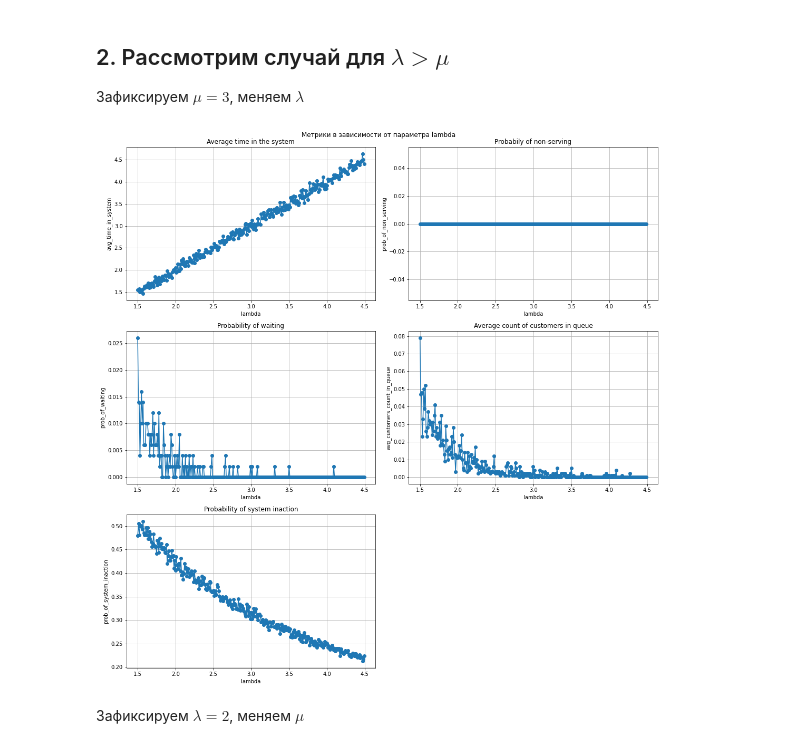
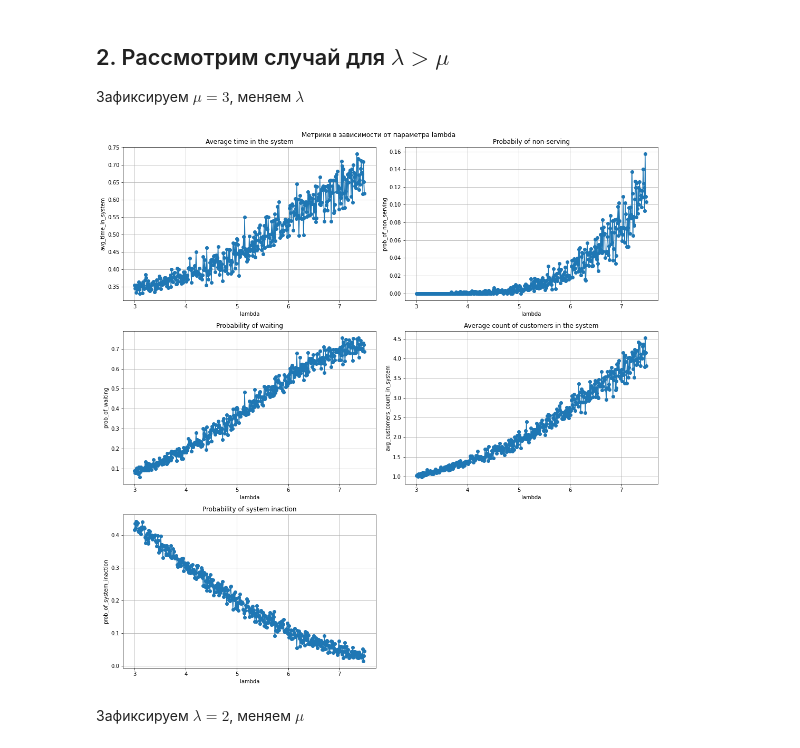
Before and after one commit to avmusatov/Queuing-theory-MMc, a Jupyter notebook: model.ipynb, the cells around one changed output. Cells and saved outputs as stored; diff of their text form; code cells hidden in the pictures.

```diff
--- a/model.ipynb
+++ b/model.ipynb
@@ -171,27 +182,21 @@ metrics_titles = ['Average time in the system',
                   'Probability of system inaction']
 # %%
 def run_mm2_queue(lbd, mu, cap, n_iter, seed=42):
+    system = QueueMM2(lbd, mu, cap)
     np.random.seed()
-    system = QueueMM2(lbd, mu, cap)
 
     for i in range(n_iter):
+
         system.time_adv()
 
     metrics = {
         'avg_time_in_system': system.get_avg_time_in_system(),
         'prob_of_non_serving': system.get_prob_of_non_serving(),
         'prob_of_waiting': system.get_prob_of_waiting(),
-        'avg_customers_count_in_queue': system.get_avg_customers_count_in_queue(),
+        'avg_customers_count_in_system': system.get_avg_customers_count_in_system(),
         'prob_of_system_inaction': system.get_prob_of_system_inaction()
     }
 
-    params = {
-        'Lambda': lbd,
-        'Mu': mu,
-        'Rough': lbd/(2*mu),
-        'Arrived customers': system.num_arrivals
-    }
-
     return metrics
 # %%
 def draw_metrics(params, test_metrics, param_name):
@@ -218,14 +223,14 @@ def draw_metrics(params, test_metrics, param_name):
 # %%
 mu = 3
 int_size = 0.01
-lambdas = np.arange(0.01, mu, int_size)
+lambdas = np.arange(0, mu, int_size)
 capacity = 5
 
 test_metrics = {
     'avg_time_in_system': list(),
     'prob_of_non_serving': list(),
     'prob_of_waiting': list(),
-    'avg_customers_count_in_queue': list(),
+    'avg_customers_count_in_system': list(),
     'prob_of_system_inaction': list()
 }
 
@@ -234,7 +239,7 @@ for lbd in lambdas:
     test_metrics['avg_time_in_system'].append(metrics['avg_time_in_system'])
     test_metrics['prob_of_non_serving'].append(metrics['prob_of_non_serving'])
     test_metrics['prob_of_waiting'].append(metrics['prob_of_waiting'])
-    test_metrics['avg_customers_count_in_queue'].append(metrics['avg_customers_count_in_queue'])
+    test_metrics['avg_customers_count_in_system'].append(metrics['avg_customers_count_in_system'])
     test_metrics['prob_of_system_inaction'].append(metrics['prob_of_system_inaction'])
 
 draw_metrics(lambdas, test_metrics, 'lambda')
@@ -251,7 +256,7 @@ test_metrics = {
     'avg_time_in_system': list(),
     'prob_of_non_serving': list(),
     'prob_of_waiting': list(),
-    'avg_customers_count_in_queue': list(),
+    'avg_customers_count_in_system': list(),
     'prob_of_system_inaction': list()
 }
 
@@ -260,7 +265,7 @@ for mu in mu_array:
     test_metrics['avg_time_in_system'].append(metrics['avg_time_in_system'])
     test_metrics['prob_of_non_serving'].append(metrics['prob_of_non_serving'])
     test_metrics['prob_of_waiting'].append(metrics['prob_of_waiting'])
-    test_metrics['avg_customers_count_in_queue'].append(metrics['avg_customers_count_in_queue'])
+    test_metrics['avg_customers_count_in_system'].append(metrics['avg_customers_count_in_system'])
     test_metrics['prob_of_system_inaction'].append(metrics['prob_of_system_inaction'])
 
 draw_metrics(mu_array, test_metrics, 'mu')
@@ -270,14 +275,14 @@ draw_metrics(mu_array, test_metrics, 'mu')
 Зафиксируем $\mu, \lambda$ и посмотрим, как меняются графики при изменении размера очереди.
 # %%
 mu = 3
-lmd = 0.4
+lmd = 1
 capacity = np.arange(1, 100)
 
 test_metrics = {
     'avg_time_in_system': list(),
     'prob_of_non_serving': list(),
     'prob_of_waiting': list(),
-    'avg_customers_count_in_queue': list(),
+    'avg_customers_count_in_system': list(),
     'prob_of_system_inaction': list()
 }
 
@@ -286,7 +291,7 @@ for cap in capacity:
     test_metrics['avg_time_in_system'].append(metrics['avg_time_in_system'])
     test_metrics['prob_of_non_serving'].append(metrics['prob_of_non_serving'])
     test_metrics['prob_of_waiting'].append(metrics['prob_of_waiting'])
-    test_metrics['avg_customers_count_in_queue'].append(metrics['avg_customers_count_in_queue'])
+    test_metrics['avg_customers_count_in_system'].append(metrics['avg_customers_count_in_system'])
     test_metrics['prob_of_system_inaction'].append(metrics['prob_of_system_inaction'])
 
 draw_metrics(capacity, test_metrics, 'capacity')
@@ -298,28 +303,28 @@ draw_metrics(capacity, test_metrics, 'capacity')
 # %%
 mu = 3
 int_size = 0.01
-lambdas = np.arange(mu/2, 3*mu/2, int_size)
+lambdas = np.arange(mu, 5*mu/2, int_size)
 capacity = 5
 
 test_metrics = {
     'avg_time_in_system': list(),
     'prob_of_non_serving': list(),
     'prob_of_waiting': list(),
-    'avg_customers_count_in_queue': list(),
+    'avg_customers_count_in_system': list(),
     'prob_of_system_inaction': list()
 }
 
 for lbd in lambdas:
-    metrics = run_mm2_queue(lbd, mu, capacity, 1000)
+    metrics = run_mm2_queue(lbd, mu, capacity, 3000)
     test_metrics['avg_time_in_system'].append(metrics['avg_time_in_system'])
     test_metrics['prob_of_non_serving'].append(metrics['prob_of_non_serving'])
     test_metrics['prob_of_waiting'].append(metrics['prob_of_waiting'])
-    test_metrics['avg_customers_count_in_queue'].append(metrics['avg_customers_count_in_queue'])
+    test_metrics['avg_customers_count_in_system'].append(metrics['avg_customers_count_in_system'])
     test_metrics['prob_of_system_inaction'].append(metrics['prob_of_system_inaction'])
 
 draw_metrics(lambdas, test_metrics, 'lambda')
 # %% [output]
-[figure, old version]
+[figure, new version]
 # %% [markdown]
 Зафиксируем $\lambda=2$, меняем $\mu$
 # %%
```
Also changed, not shown: parts of 8 cells of this notebook.
